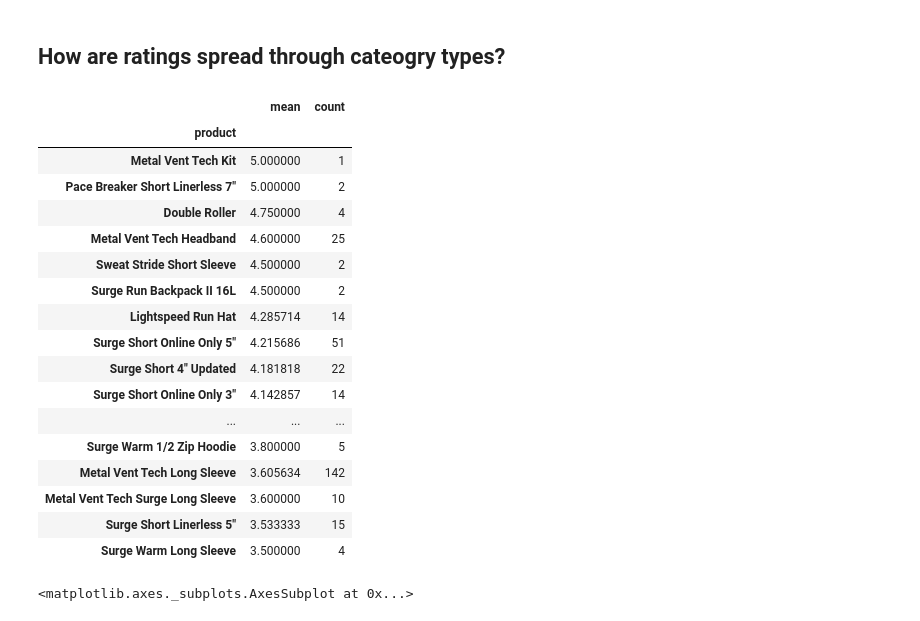
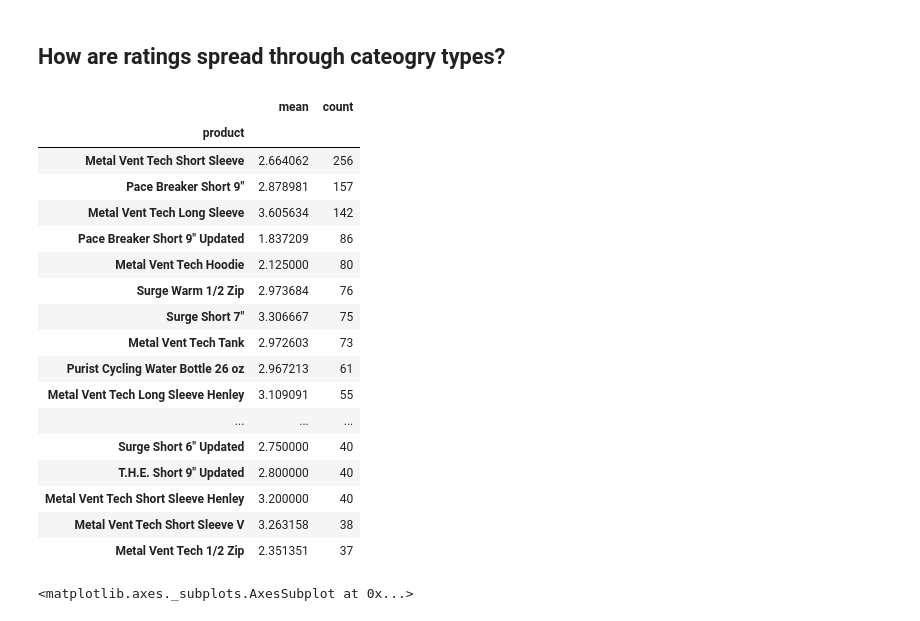
Before and after one commit to aromeeo/web-scraping-lululemon, a Jupyter notebook: lululemon_final.ipynb, the cells around one changed output. Saved outputs shown, nothing was run; the diff lists cells and outputs as text; code cells hidden in the pictures.

```diff
--- a/lululemon_final.ipynb
+++ b/lululemon_final.ipynb
@@ -309,26 +428,26 @@ sns.boxplot(x='user_rating', y='text length', data=df)
 # %% [markdown]
 ## How are ratings spread through cateogry types?
 # %%
-df.groupby('product')['user_rating'].agg(['mean', 'count']).sort_values('mean', ascending = False).head(20)
+df.groupby('product')['user_rating'].agg(['mean', 'count']).sort_values('count', ascending = False).head(20)
 # %% [output]
 |  | mean | count |
 | product |  |  |
-| Metal Vent Tech Kit | 5.000000 | 1 |
-| Pace Breaker Short Linerless 7" | 5.000000 | 2 |
-| Double Roller | 4.750000 | 4 |
-| Metal Vent Tech Headband | 4.600000 | 25 |
-| Sweat Stride Short Sleeve | 4.500000 | 2 |
-| Surge Run Backpack II 16L | 4.500000 | 2 |
-| Lightspeed Run Hat | 4.285714 | 14 |
-| Surge Short Online Only 5" | 4.215686 | 51 |
-| Surge Short 4" Updated | 4.181818 | 22 |
-| Surge Short Online Only 3" | 4.142857 | 14 |
+| Metal Vent Tech Short Sleeve | 2.664062 | 256 |
+| Pace Breaker Short 9" | 2.878981 | 157 |
+| Metal Vent Tech Long Sleeve | 3.605634 | 142 |
+| Pace Breaker Short 9" Updated | 1.837209 | 86 |
+| Metal Vent Tech Hoodie | 2.125000 | 80 |
+| Surge Warm 1/2 Zip | 2.973684 | 76 |
+| Surge Short 7" | 3.306667 | 75 |
+| Metal Vent Tech Tank | 2.972603 | 73 |
+| Purist Cycling Water Bottle 26 oz | 2.967213 | 61 |
+| Metal Vent Tech Long Sleeve Henley | 3.109091 | 55 |
 | ... | ... | ... |
-| Surge Warm 1/2 Zip Hoodie | 3.800000 | 5 |
-| Metal Vent Tech Long Sleeve | 3.605634 | 142 |
-| Metal Vent Tech Surge Long Sleeve | 3.600000 | 10 |
-| Surge Short Linerless 5" | 3.533333 | 15 |
-| Surge Warm Long Sleeve | 3.500000 | 4 |
+| Surge Short 6" Updated | 2.750000 | 40 |
+| T.H.E. Short 9" Updated | 2.800000 | 40 |
+| Metal Vent Tech Short Sleeve Henley | 3.200000 | 40 |
+| Metal Vent Tech Short Sleeve V | 3.263158 | 38 |
+| Metal Vent Tech 1/2 Zip | 2.351351 | 37 |
 # %%
 sns.barplot(x="user_rating", y="text length", data=df)
 # %% [output]
```
Also changed, not shown: parts of 29 cells of this notebook.
